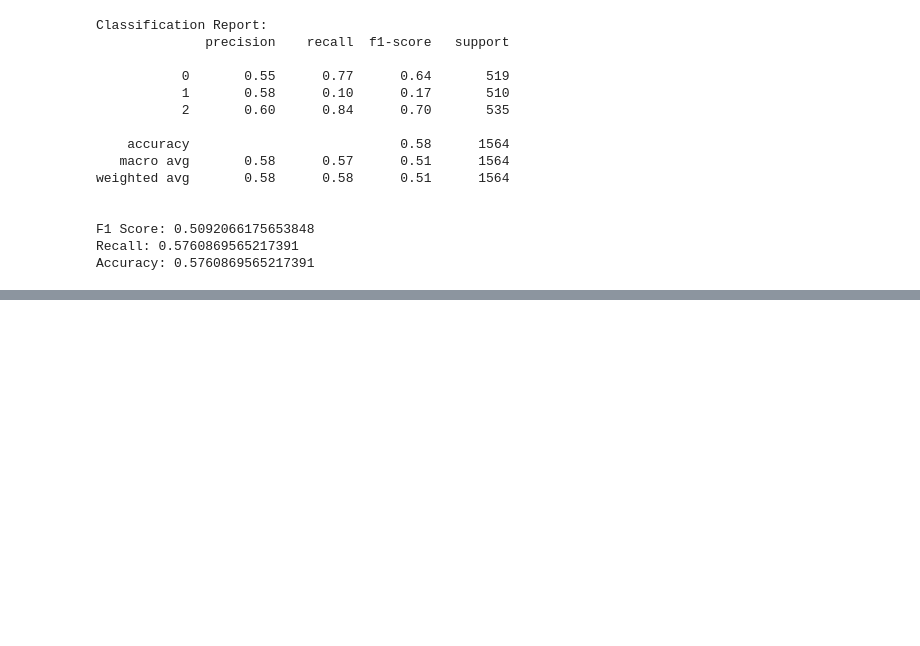
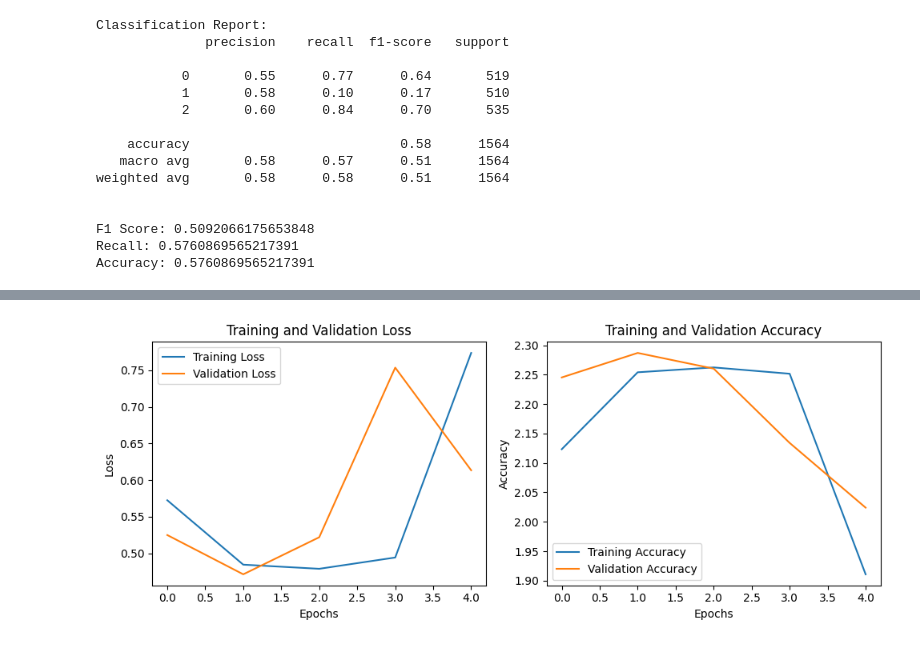
Before and after one commit to pooyaaf/Neural-Networks-Deep-Learning, a Jupyter notebook: Homework/HomeWork5/Q2/Question_2_Fine_Tunning_The_BERT_Model.ipynb, the cells around one changed output, grey strips where cells are left out. Cells and saved outputs as stored; diff of their text form; code cells hidden in the pictures; blank space fills up the shorter version.

```diff
--- a/Homework/HomeWork5/Q2/Question_2_Fine_Tunning_The_BERT_Model.ipynb
+++ b/Homework/HomeWork5/Q2/Question_2_Fine_Tunning_The_BERT_Model.ipynb
@@ -1083,0 +1140,6 @@ Accuracy: 0.5760869565217391
+# %%
+import torch
+from transformers import BertModel, BertConfig
+
+bert_config = BertConfig.from_pretrained("HooshvareLab/bert-base-parsbert-uncased")
+bert_model = BertModel(bert_config)
@@ -1083,0 +1184,15 @@ Accuracy: 0.5760869565217391
+# %%
+from transformers import AutoModel
+bert_model = AutoModel.from_pretrained("HooshvareLab/bert-base-parsbert-uncased")
+
+num_classes = 3
+
+
+model5 = CustomBERTModel(bert_model, hidden_size=bert_model.config.hidden_size, output_classes=num_classes)
+
+model5.prune_heads(heads_proportion=0.5)
+
+optimizer = torch.optim.Adam(model5.parameters(), lr=5e-5)
+
+device = torch.device("cuda:0" if torch.cuda.is_available() else "cpu")
+model5.to(device)
@@ -1083,0 +1329,23 @@ Accuracy: 0.5760869565217391
+# %%
+plt.figure(figsize=(10, 4))
+
+plt.subplot(1, 2, 1)
+plt.plot(train_losses, label='Training Loss')
+plt.plot(val_losses, label='Validation Loss')
+plt.xlabel('Epochs')
+plt.ylabel('Loss')
+plt.title('Training and Validation Loss')
+plt.legend()
+
+plt.subplot(1, 2, 2)
+plt.plot(train_accuracies, label='Training Accuracy')
+plt.plot(val_accuracies, label='Validation Accuracy')
+plt.xlabel('Epochs')
+plt.ylabel('Accuracy')
+plt.title('Training and Validation Accuracy')
+plt.legend()
+
+plt.tight_layout()
+plt.show()
+# %% [output]
+[figure, added]
```
Also changed, not shown: parts of 12 cells of this notebook.
